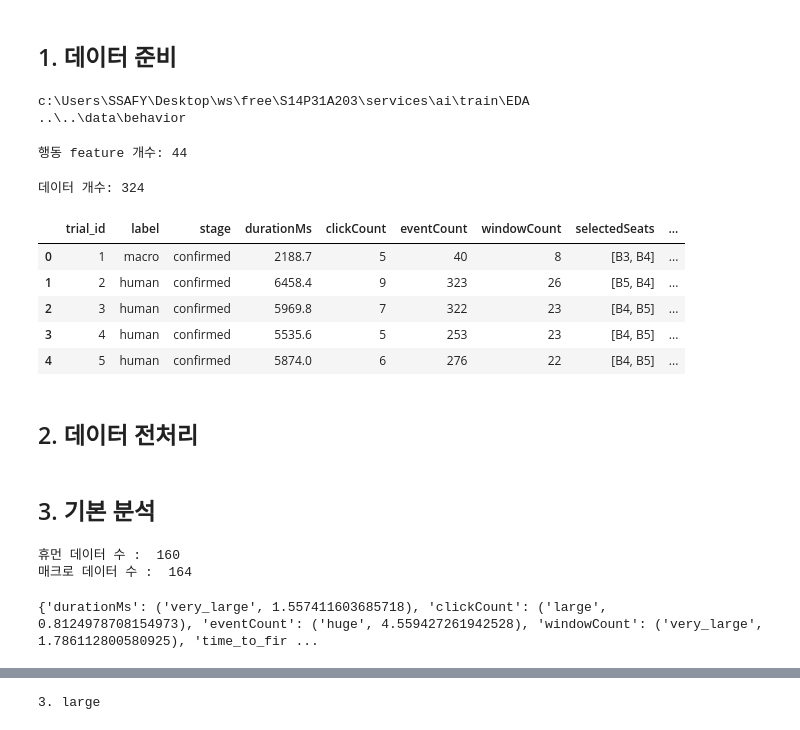
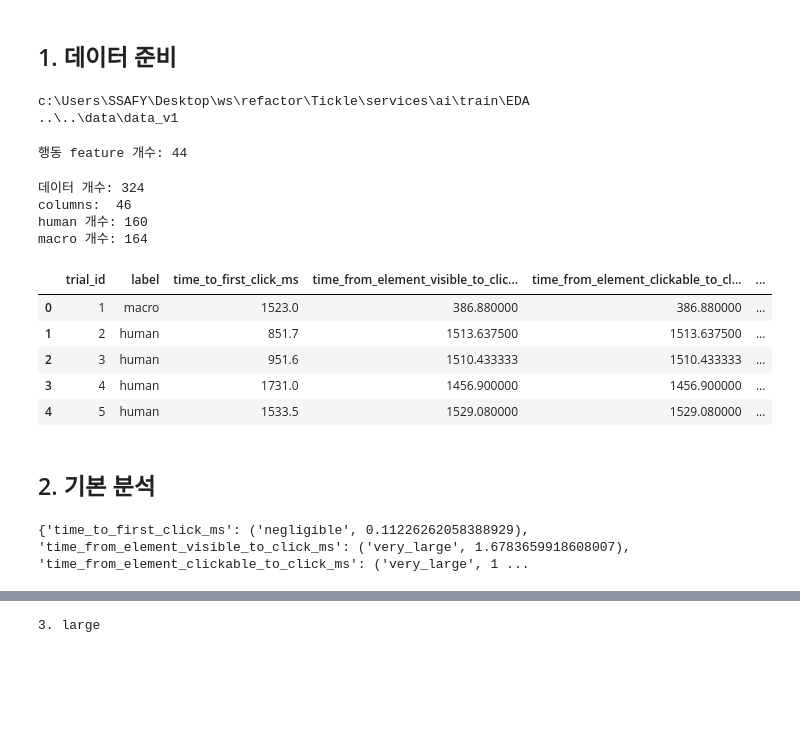
Before and after one commit to Tickle-ticket/Tickle, a Jupyter notebook: services/ai/train/EDA/EDA.ipynb, the cells around one changed output, grey strips where cells are left out. Cells and saved outputs as stored; diff of their text form; code cells hidden in the pictures; blank space fills up the shorter version.

```diff
--- a/services/ai/train/EDA/eda_chan.ipynb
+++ b/services/ai/train/EDA/EDA.ipynb
@@ -64,11 +64,11 @@ ROOT = Path.cwd()
 if(ROOT.name != "EDA"):
     raise Exception("데이터를 찾기 위해 작업 디렉토리 확인 필요")
 
-DATA_DIR = Path("../../data/behavior")
+DATA_DIR = Path("../../data/data_v1")
 
 print(ROOT)
 print(DATA_DIR)
 # %% [output]
-c:\Users\SSAFY\Desktop\ws\free\S14P31A203\services\ai\train\EDA
-..\..\data\behavior
+c:\Users\SSAFY\Desktop\ws\refactor\Tickle\services\ai\train\EDA
+..\..\data\data_v1
 # %%
@@ -113,41 +115,47 @@ def load_data(data_dir: Path) -> pd.DataFrame:
     for path in sorted(data_dir.glob("trial_*.json")):
 
         data = json.loads(path.read_text(encoding="utf-8"))
         label = data.get("label", None)
 
         if(label is None):
             continue
 
         id = int(data.get("trialId"))
-        summary = data.get("summary", {})
         feature = data.get("metrics", {})
 
         row = {
             "trial_id": id,
             "label": label,
         }
 
-        if isinstance(summary, dict):
-            row.update(summary)
         if isinstance(feature, dict):
             row.update(feature)
 
         rows.append(row)
 
     df = pd.DataFrame(rows).sort_values("trial_id").reset_index(drop=True)
     return df
 
 df = load_data(DATA_DIR)
 
 print("데이터 개수:", len(df))
+print("columns: ", len(df.columns))
+
+human_df = df[df['label'] == 'human']
+macro_df = df[df['label'] == 'macro']
+
+print("human 개수:", len(human_df))
+print("macro 개수:", len(macro_df))
+
 display(df.head())
 # %% [output]
 데이터 개수: 324
+columns:  46
+human 개수: 160
+macro 개수: 164
-|  | trial_id | label | stage | durationMs | clickCount | eventCount | windowCount | selectedSeats | ... |
-| 0 | 1 | macro | confirmed | 2188.7 | 5 | 40 | 8 | [B3, B4] | ... |
-| 1 | 2 | human | confirmed | 6458.4 | 9 | 323 | 26 | [B5, B4] | ... |
-| 2 | 3 | human | confirmed | 5969.8 | 7 | 322 | 23 | [B4, B5] | ... |
-| 3 | 4 | human | confirmed | 5535.6 | 5 | 253 | 23 | [B4, B5] | ... |
-| 4 | 5 | human | confirmed | 5874.0 | 6 | 276 | 22 | [B4, B5] | ... |
+|  | trial_id | label | time_to_first_click_ms | time_from_element_visible_to_clic... | time_from_element_clickable_to_cl... | ... |
+| 0 | 1 | macro | 1523.0 | 386.880000 | 386.880000 | ... |
+| 1 | 2 | human | 851.7 | 1513.637500 | 1513.637500 | ... |
+| 2 | 3 | human | 951.6 | 1510.433333 | 1510.433333 | ... |
+| 3 | 4 | human | 1731.0 | 1456.900000 | 1456.900000 | ... |
+| 4 | 5 | human | 1533.5 | 1529.080000 | 1529.080000 | ... |
-# %% [markdown]
-## 2. 데이터 전처리
@@ -205,5 +162,5 @@ add_pre_click_path_features(df)
 # %% [markdown]
-## 3. 기본 분석
+## 2. 기본 분석
 # %%
 # 행동 데이터 통계 요약
 
@@ -321,15 +275,9 @@ feature_smd_map = (
     .to_dict()
 )
 
-print("휴먼 데이터 수 : ", human_df.shape[0])
-print("매크로 데이터 수 : ", macro_df.shape[0])
+print(feature_smd_map)
 # %% [output]
-휴먼 데이터 수 :  160
-매크로 데이터 수 :  164
+{'time_to_first_click_ms': ('negligible', 0.11226262058388929), 'time_from_element_visible_to_click_ms': ('very_large', 1.6783659918608007), 'time_from_element_clickable_to_click_ms': ('very_large', 1 ...
-# %%
-print(feature_smd_map)
-# %% [output]
-{'durationMs': ('very_large', 1.557411603685718), 'clickCount': ('large', 0.8124978708154973), 'eventCount': ('huge', 4.559427261942528), 'windowCount': ('very_large', 1.786112800580925), 'time_to_fir ...
 # %% [markdown]
 `(comment)`
 
```
Also changed, not shown: parts of 11 cells of this notebook, 2 other files.
